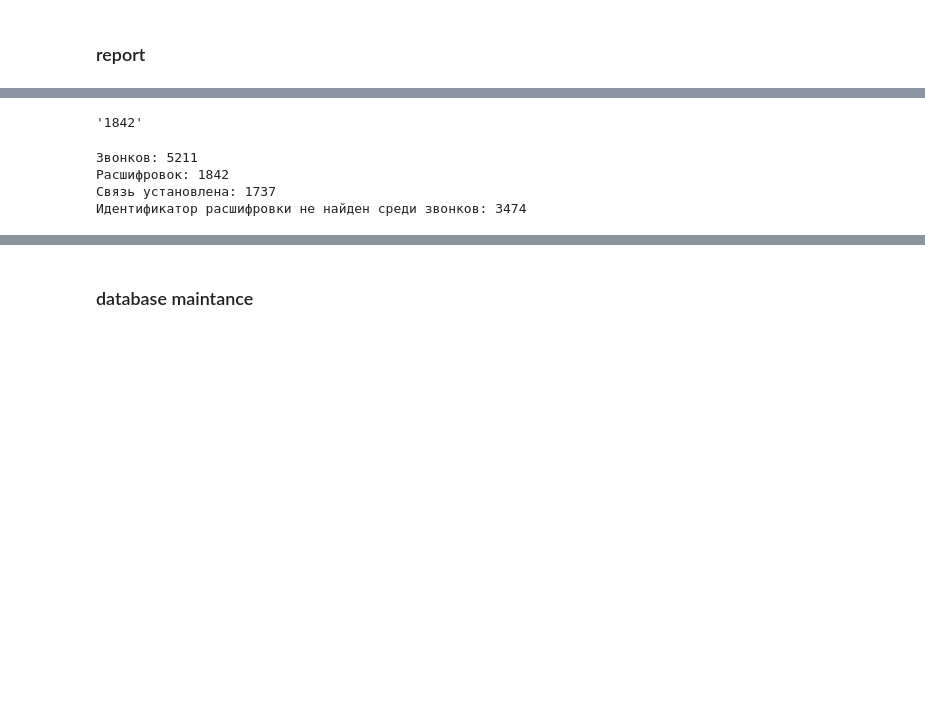
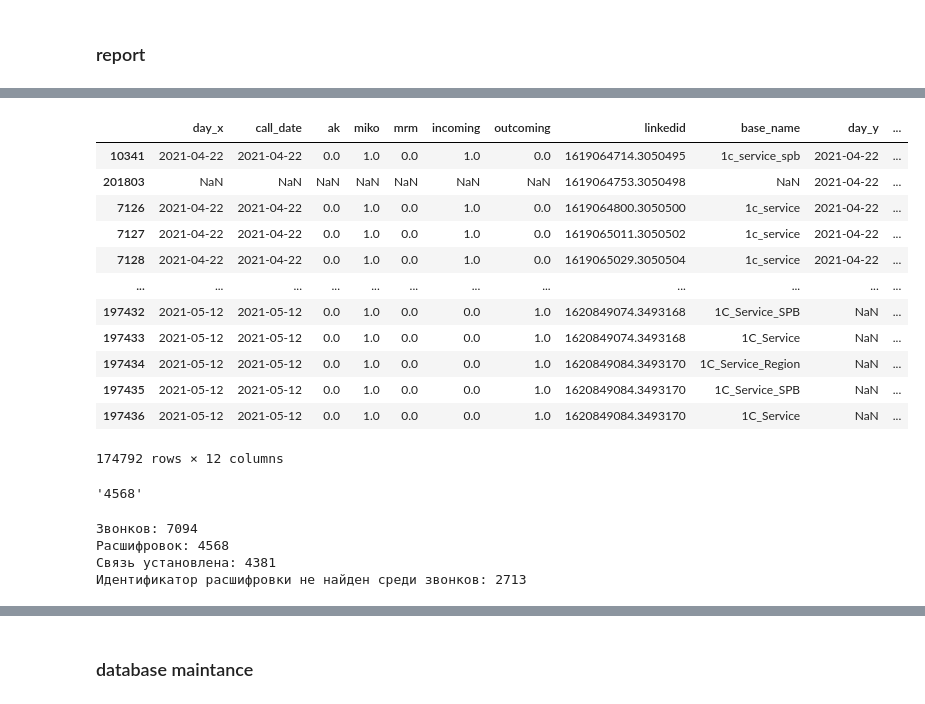
Before and after one commit to format37/call_centre_stt_server, a Jupyter notebook: monitoring/mysql.ipynb, the cells around one changed output, grey strips where cells are left out. Saved outputs shown, nothing was run; the diff lists cells and outputs as text; code cells hidden in the pictures; blank space fills up the shorter version.

```diff
--- a/monitoring/mysql.ipynb
+++ b/monitoring/mysql.ipynb
@@ -231,0 +262,27 @@ df_all['day'] = df_all.day_x
+# %%
+tech = pd.merge(
+    df_all[df_all.base_name=='1c_service'],
+    df_all[df_all.base_name=='1c_service_spb'],
+    on='linkedid', how="inner"
+)
+tech = pd.merge(
+    tech,
+    df_all[df_all.base_name=='1c_service_region'],
+    on='linkedid', how="inner"
+)
+#tech = pd.DataFrame(tech.linkedid.unique())
+df_all[~df_all.linkedid.isin(tech.linkedid.unique())].sort_values('linkedid')
+# %% [output]
+|  | day_x | call_date | ak | miko | mrm | incoming | outcoming | linkedid | base_name | day_y | ... |
+| 10341 | 2021-04-22 | 2021-04-22 | 0.0 | 1.0 | 0.0 | 1.0 | 0.0 | 1619064714.3050495 | 1c_service_spb | 2021-04-22 | ... |
+| 201803 | NaN | NaN | NaN | NaN | NaN | NaN | NaN | 1619064753.3050498 | NaN | 2021-04-22 | ... |
+| 7126 | 2021-04-22 | 2021-04-22 | 0.0 | 1.0 | 0.0 | 1.0 | 0.0 | 1619064800.3050500 | 1c_service | 2021-04-22 | ... |
+| 7127 | 2021-04-22 | 2021-04-22 | 0.0 | 1.0 | 0.0 | 1.0 | 0.0 | 1619065011.3050502 | 1c_service | 2021-04-22 | ... |
+| 7128 | 2021-04-22 | 2021-04-22 | 0.0 | 1.0 | 0.0 | 1.0 | 0.0 | 1619065029.3050504 | 1c_service | 2021-04-22 | ... |
+| ... | ... | ... | ... | ... | ... | ... | ... | ... | ... | ... | ... |
+| 197432 | 2021-05-12 | 2021-05-12 | 0.0 | 1.0 | 0.0 | 0.0 | 1.0 | 1620849074.3493168 | 1C_Service_SPB | NaN | ... |
+| 197433 | 2021-05-12 | 2021-05-12 | 0.0 | 1.0 | 0.0 | 0.0 | 1.0 | 1620849074.3493168 | 1C_Service | NaN | ... |
+| 197434 | 2021-05-12 | 2021-05-12 | 0.0 | 1.0 | 0.0 | 0.0 | 1.0 | 1620849084.3493170 | 1C_Service_Region | NaN | ... |
+| 197435 | 2021-05-12 | 2021-05-12 | 0.0 | 1.0 | 0.0 | 0.0 | 1.0 | 1620849084.3493170 | 1C_Service_SPB | NaN | ... |
+| 197436 | 2021-05-12 | 2021-05-12 | 0.0 | 1.0 | 0.0 | 0.0 | 1.0 | 1620849084.3493170 | 1C_Service | NaN | ... |
+174792 rows × 12 columns
@@ -232,9 +291,9 @@ df_all['day'] = df_all.day_x
 # %%
+yesterday = datetime.datetime.now().date()-datetime.timedelta(days=1)
 str(len(trans[trans.day == str(yesterday)].linkedid.unique()))
 # %% [output]
-'1842'
+'4568'
 # %%
-yesterday = datetime.datetime.now().date()-datetime.timedelta(days=1)
 print('Звонков:', len(calls[calls.day == yesterday].linkedid.unique()))
 print('Расшифровок:', len(trans[trans.day == str(yesterday)].linkedid.unique()))
 mask = (df_all._merge == 'both') & (df_all.day == yesterday)
@@ -243,9 +302,9 @@ print('Связь установлена:', len(df_all[mask].linkedid.unique()))
 mask = (df_all._merge == 'left_only') & (df_all.day == yesterday)
 print('Идентификатор расшифровки не найден среди звонков:', len(df_all[mask].linkedid.unique()))
 # %% [output]
-Звонков: 5211
-Расшифровок: 1842
-Связь установлена: 1737
-Идентификатор расшифровки не найден среди звонков: 3474
+Звонков: 7094
+Расшифровок: 4568
+Связь установлена: 4381
+Идентификатор расшифровки не найден среди звонков: 2713
 # %%
 print(len(df_all[df_all._merge == 'left_only']), len(df_all[df_all._merge == 'right_only']))
```
Also changed, not shown: parts of 17 cells of this notebook, 1 other file.
